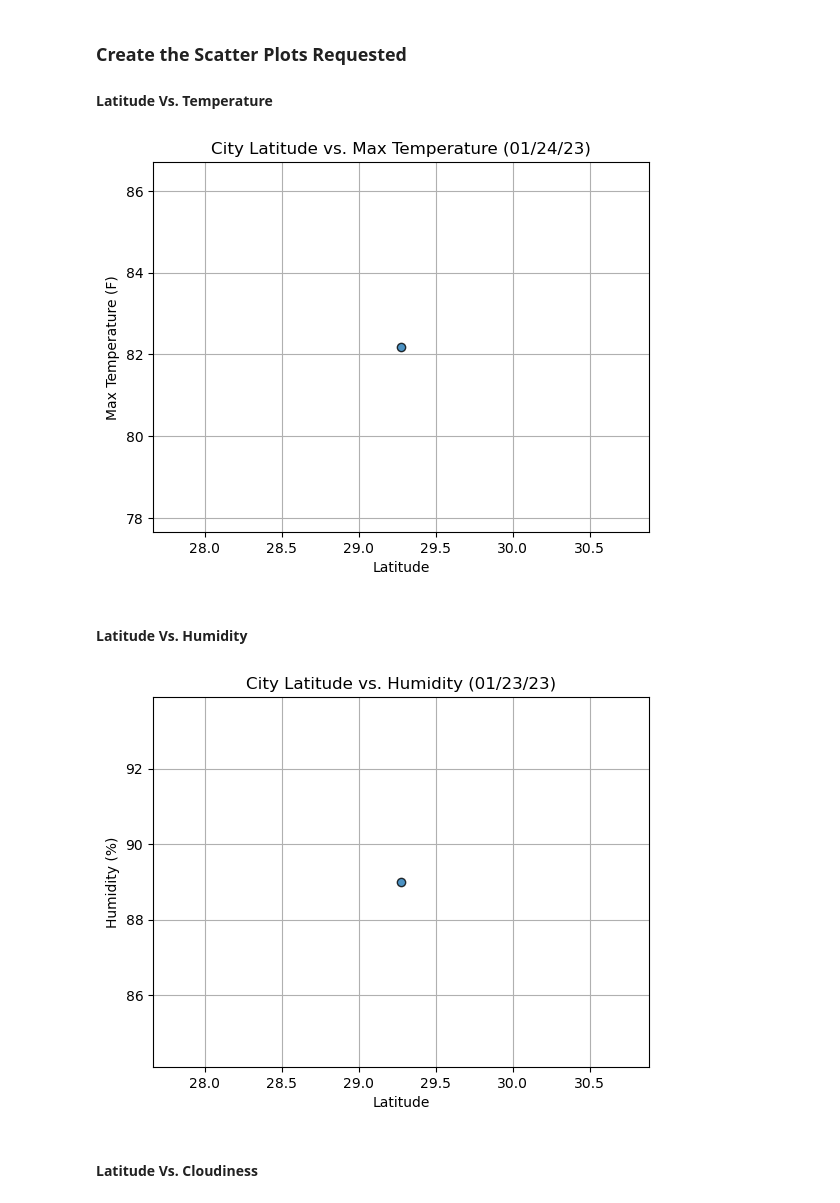
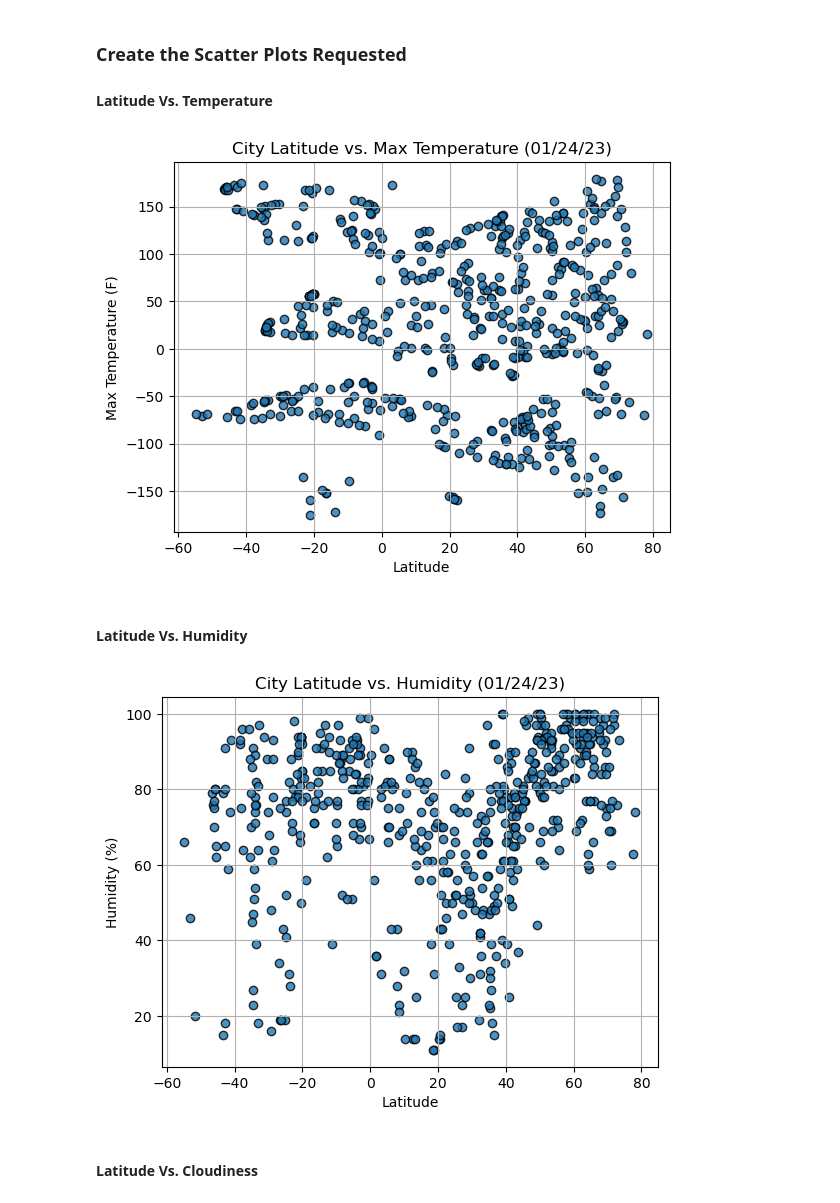
Before and after one commit to brittnibresee/Python-api, a Jupyter notebook: WeatherPy.ipynb, the cells around one changed output. Saved outputs shown, nothing was run; the diff lists cells and outputs as text; code cells hidden in the pictures.

```diff
--- a/WeatherPy.ipynb
+++ b/WeatherPy.ipynb
@@ -184,8 +198,9 @@ city_data_df.head()
 #### Latitude Vs. Temperature
 # %%
 # Build scatter plot for latitude vs. temperature
-plt.scatter(city_lat,
-           city_max_temp,
+# Build scatter plot for latitude vs. temperature
+plt.scatter(city_data_df["Lat"],
+           city_data_df["Max Temp"],
            edgecolor="black", linewidths=1, marker="o",
            alpha=0.8, label="Cities")
 
@@ -201,30 +216,30 @@ plt.grid(True)
 # Show plot
 plt.show()
 # %% [output]
-[figure, old version]
+[figure, new version]
 # %% [markdown]
 #### Latitude Vs. Humidity
 # %%
 # Build the scatter plots for latitude vs. humidity
-plt.scatter(city_lat,
-            city_humidity,
+plt.scatter(city_data_df["Lat"],
+            city_data_df["Humidity"],
             edgecolor="black", linewidths=1, marker="o",
             alpha=0.8, label="Cities")
 
 # Incorporate the other graph properties
 plt.title("City Latitude vs. Humidity (%s)" % time.strftime("%x"))
 plt.ylabel("Humidity (%)")
 plt.xlabel("Latitude")
 plt.grid(True)
 
 
 # Save the figure
 #plt.savefig("output_data/Fig2.png")
 
 # Show plot
 plt.show()
 # %% [output]
-[figure, old version]
+[figure, new version]
 # %% [markdown]
 #### Latitude Vs. Cloudiness
 # %%
```
Also changed, not shown: parts of 36 cells of this notebook, 1 other file.
